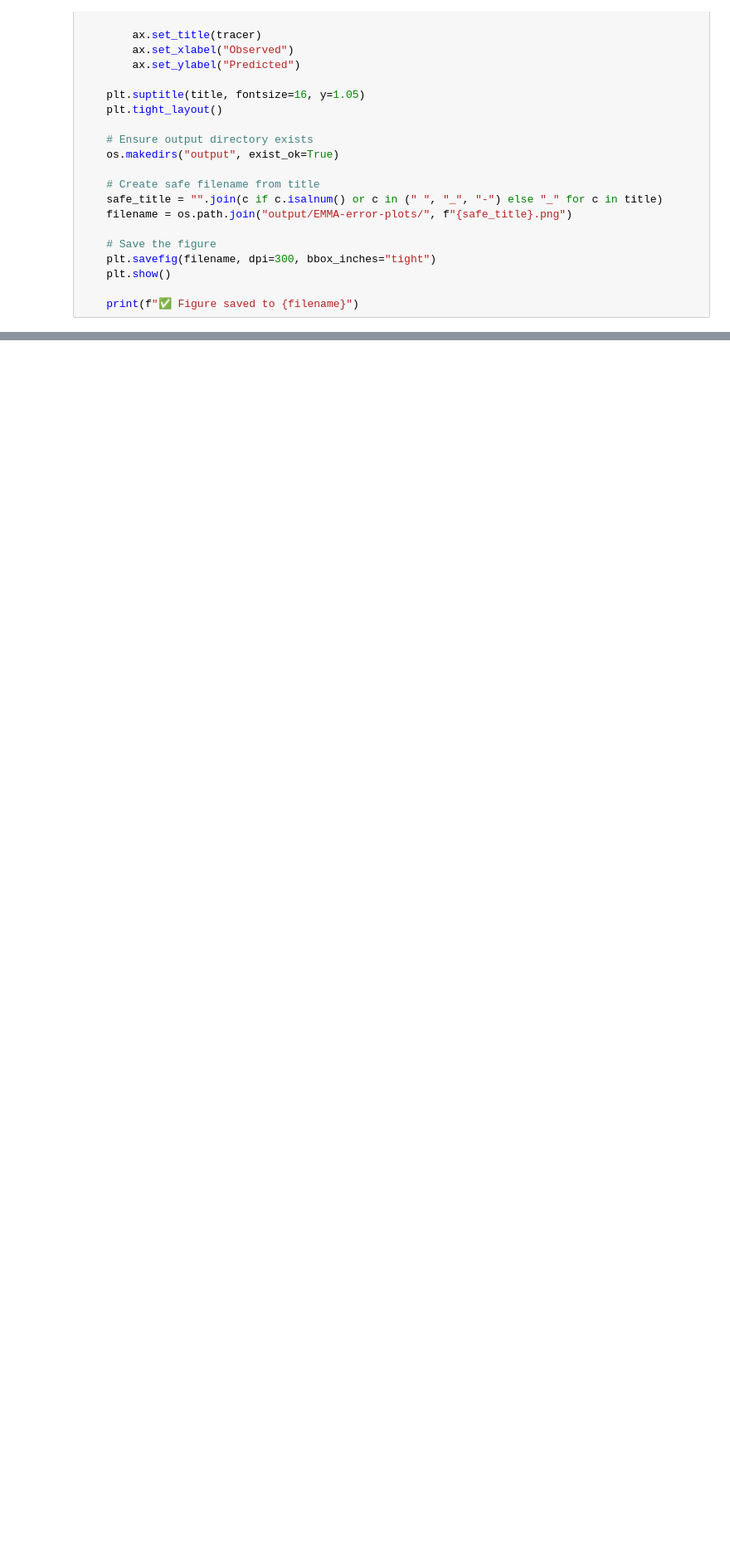
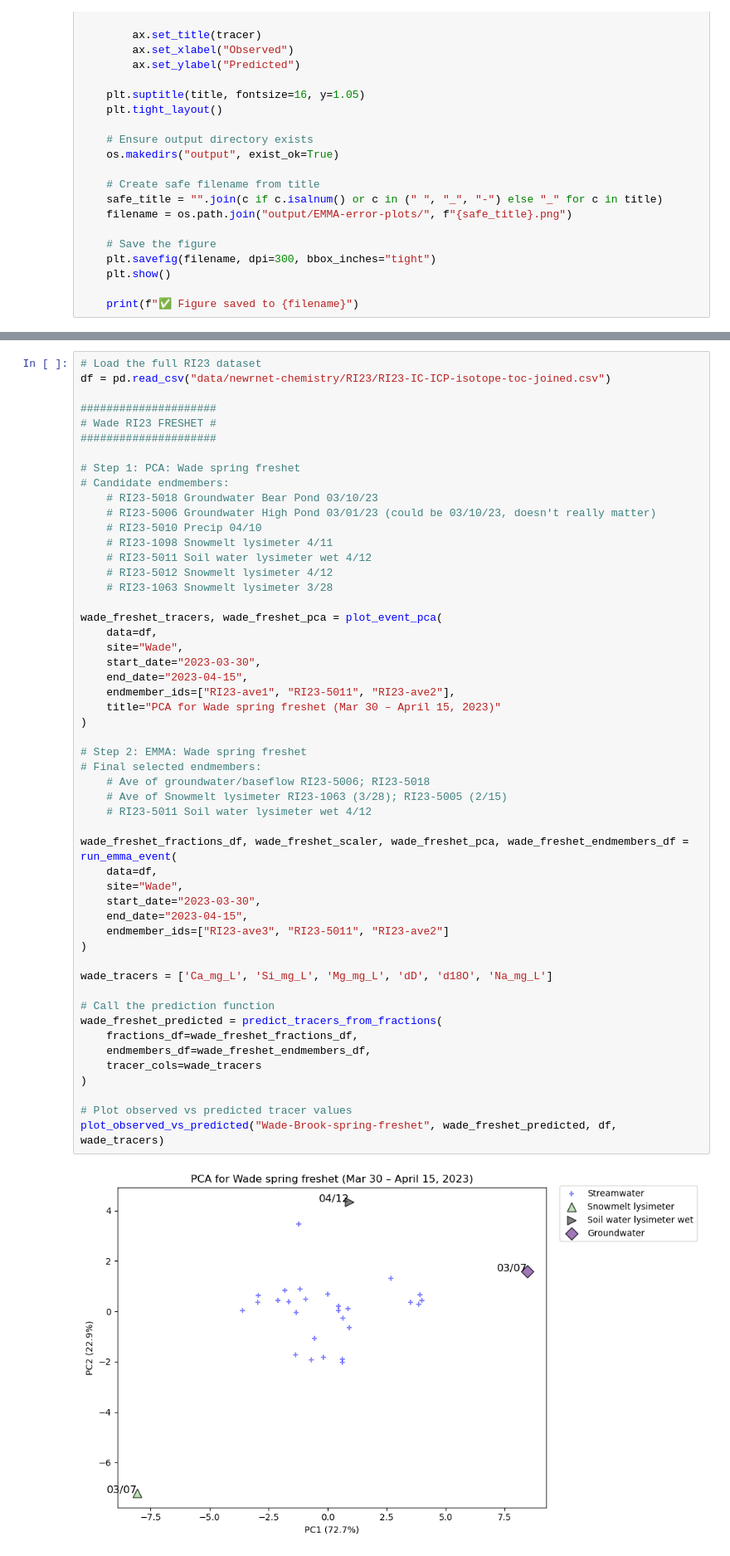
Before and after one commit to MeganEDuffy/EMMA, a Jupyter notebook: EMMA-main/Wade_Hungerford_2023_event-PCAwEMMAs_SLSQP.ipynb, the cells around one changed output, grey strips where cells are left out. Shown at 83% size. Drawn from its saved outputs; the diff is of its cells as text; blank space fills up the shorter version.

```diff
--- a/EMMA-main/Wade_Hungerford_2023_event-PCAwEMMAs_SLSQP.ipynb
+++ b/EMMA-main/Wade_Hungerford_2023_event-PCAwEMMAs_SLSQP.ipynb
@@ -452,0 +510,54 @@ plot_observed_vs_predicted("Wade-Brook-February-ROS", wade_febros_predicted, df,
+# %%
+# Load the full RI23 dataset
+df = pd.read_csv("data/newrnet-chemistry/RI23/RI23-IC-ICP-isotope-toc-joined.csv")
+
+#####################
+# Wade RI23 FRESHET #
+#####################
+
+# Step 1: PCA: Wade spring freshet
+# Candidate endmembers:
+    # RI23-5018 Groundwater Bear Pond 03/10/23
+    # RI23-5006 Groundwater High Pond 03/01/23 (could be 03/10/23, doesn't really matter)
+    # RI23-5010 Precip 04/10
+    # RI23-1098 Snowmelt lysimeter 4/11
+    # RI23-5011 Soil water lysimeter wet 4/12
+    # RI23-5012 Snowmelt lysimeter 4/12
+    # RI23-1063 Snowmelt lysimeter 3/28
+
+wade_freshet_tracers, wade_freshet_pca = plot_event_pca(
+    data=df,
+    site="Wade",
+    start_date="2023-03-30",
+    end_date="2023-04-15",
+    endmember_ids=["RI23-ave1", "RI23-5011", "RI23-ave2"],
+    title="PCA for Wade spring freshet (Mar 30 – April 15, 2023)"
+)
+
+# Step 2: EMMA: Wade spring freshet
+# Final selected endmembers:
+    # Ave of groundwater/baseflow RI23-5006; RI23-5018
+    # Ave of Snowmelt lysimeter RI23-1063 (3/28); RI23-5005 (2/15)
+    # RI23-5011 Soil water lysimeter wet 4/12
+
+wade_freshet_fractions_df, wade_freshet_scaler, wade_freshet_pca, wade_freshet_endmembers_df = run_emma_event(
+    data=df,
+    site="Wade",
+    start_date="2023-03-30",
+    end_date="2023-04-15",
+    endmember_ids=["RI23-ave3", "RI23-5011", "RI23-ave2"]
+)
+
+wade_tracers = ['Ca_mg_L', 'Si_mg_L', 'Mg_mg_L', 'dD', 'd18O', 'Na_mg_L']
+
+# Call the prediction function
+wade_freshet_predicted = predict_tracers_from_fractions(
+    fractions_df=wade_freshet_fractions_df,
+    endmembers_df=wade_freshet_endmembers_df,
+    tracer_cols=wade_tracers
+)
+
+# Plot observed vs predicted tracer values
+plot_observed_vs_predicted("Wade-Brook-spring-freshet", wade_freshet_predicted, df, wade_tracers)
+# %% [output]
+[figure, added]
```
Also changed, not shown: parts of 6 cells of this notebook, 8 other files.
